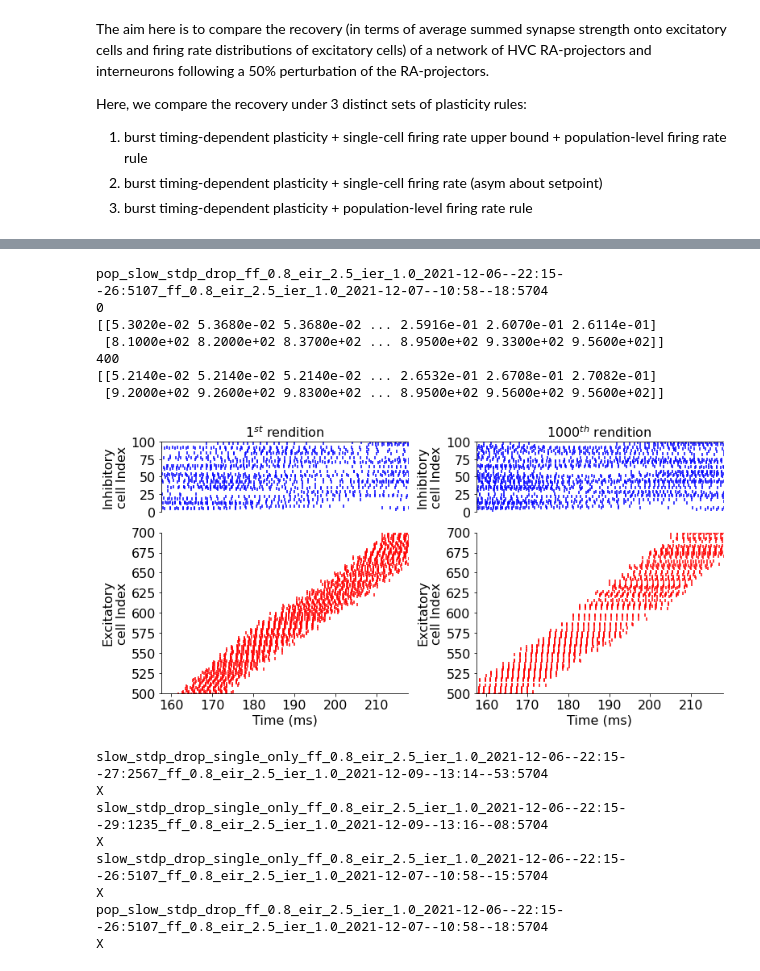
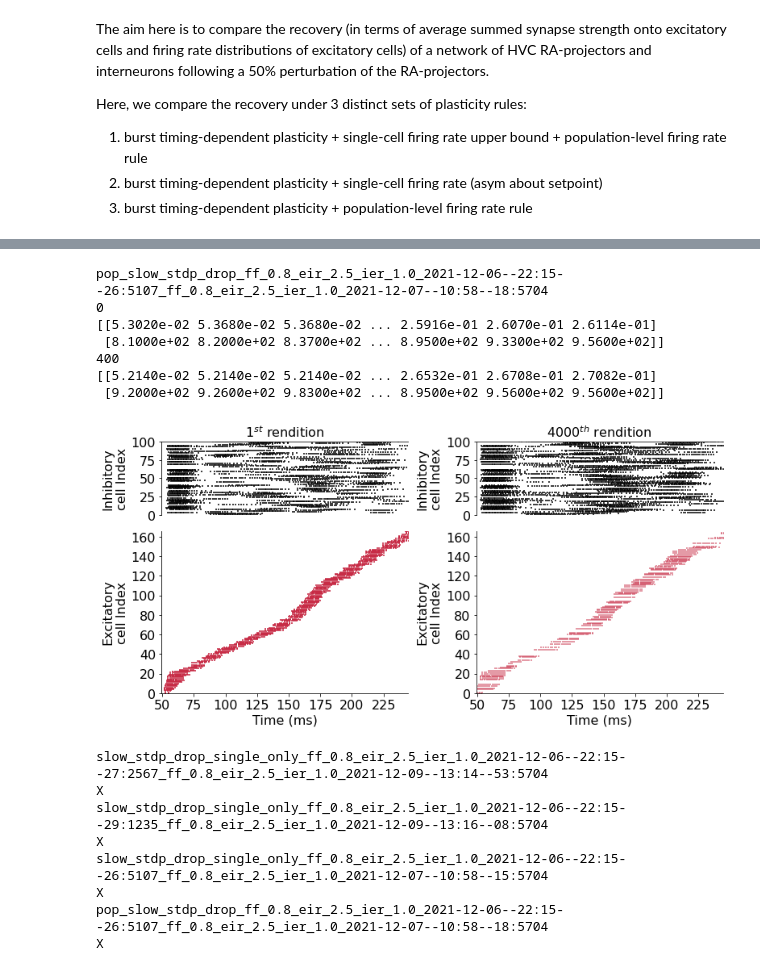
Before and after one commit to davidgbe/synfire_chain_growth, a Jupyter notebook: paper_figures_21_05_05/paper_figs_circa_21_10/multiple_parametric_21_09_28/new_stdp_inh_21_12_05/paper_figures_nb_21_05_06.ipynb, the cells around one changed output, grey strips where cells are left out. Saved outputs shown, nothing was run; the diff lists cells and outputs as text; code cells hidden in the pictures.

```diff
--- a/paper_figures_21_05_05/paper_figs_circa_21_10/multiple_parametric_21_09_28/new_stdp_inh_21_12_05/paper_figures_nb_21_05_06.ipynb
+++ b/paper_figures_21_05_05/paper_figs_circa_21_10/multiple_parametric_21_09_28/new_stdp_inh_21_12_05/paper_figures_nb_21_05_06.ipynb
@@ -224,5 +222,5 @@ pop_slow_stdp_drop_ff_0.8_eir_2.5_ier_1.0_2021-12-06--22:15--26:5107_ff_0.8_eir_
 # %%
-def make_figure_1_sparse(name, cell_range=(500, 700), per_shown_per_layer=1., layer_size=20, timepoints = [0, 72, 73], verify_chain_timepoints=None, color='black'):
+def make_figure_1_sparse(name, cell_range=(0, 1600), per_shown_per_layer=1., layer_size=25, timepoints = [0, 72, 73], verify_chain_timepoints=None, color='black'):
     if type(name) is list:
         all_dirs = filter_list_by_name_frags(all_in_dir('./robustness'), name)
     else:
@@ -241,7 +239,7 @@ def make_figure_1_sparse(name, cell_range=(500, 700), per_shown_per_layer=1., la
         verify_chain_timepoints = np.arange(3)
 
     for d_idx, exp_dir_name in enumerate(sorted(all_dirs)):
-        if d_idx > 1:
+        if d_idx > 5:
             continue
         print(exp_dir_name)
         scale = 1.1
@@ -251,7 +249,6 @@ def make_figure_1_sparse(name, cell_range=(500, 700), per_shown_per_layer=1., la
         axs = [(fig.add_subplot(gs[:1, i]), fig.add_subplot(gs[1:, i])) for i in range(len(timepoints))]
 
         timepoint_names = [rendition_label(t * 10) for t in timepoints]
-        timepoint_names = [r'$1^{st}$' + ' rendition', r'$1000^{th}$' + ' rendition']
         j = 0
 
         first_first_spk_in_range = None
@@ -262,6 +259,12 @@ def make_figure_1_sparse(name, cell_range=(500, 700), per_shown_per_layer=1., la
             to_show_mask.append(np.random.rand(layer_size) < per_shown_per_layer)
         to_show_mask = np.concatenate(to_show_mask, axis=0)
         cell_idxs_to_show = np.arange(cell_range[0], cell_range[1])[to_show_mask]
+        cell_idx_names = np.where(to_show_mask, 1, 0)
+        l = 0
+        for idx, val in enumerate(cell_idx_names):
+            if val != 0:
+                cell_idx_names[idx] = l
+                l += 1
 
         for i, load_data in load_exp_data(os.path.join('./robustness', exp_dir_name), name_frags=['dropout_0']):
             if j < len(timepoints) and i == timepoints[j]:
@@ -270,8 +273,9 @@ def make_figure_1_sparse(name, cell_range=(500, 700), per_shown_per_layer=1., la
                 exc_cells_initially_active = data['exc_cells_initially_active']
                 exc_cells_newly_active = data['exc_cells_newly_active']
 
-                exc_cells_initially_active_downsampled = []
-                exc_cells_newly_active_downsampled = []
+                exc_cells_initially_active_downsampled = downsample_raster(exc_cells_initially_active, cell_idxs_to_show)
+                if exc_cells_newly_active is not None and len(exc_cells_newly_active) > 0:
+                    exc_cells_newly_active_downsampled = downsample_raster(exc_cells_newly_active, cell_idxs_to_show)
 
                 inh_raster = data['inh_raster']
                 first_spk_times = data['first_spk_times']
@@ -282,19 +286,20 @@ def make_figure_1_sparse(name, cell_range=(500, 700), per_shown_per_layer=1., la
                 if last_first_spk_in_range is None:
                     last_first_spk_in_range = np.nanmax(first_spk_times[cell_range[0]:cell_range[1]])
 
+
+
                 if j == 0:
-                    axs[j][1].scatter(exc_cells_initially_active[0, :] * 1000, exc_cells_initially_active[1, :], s=10, c=color, zorder=0, alpha=1, marker='|')
+                    axs[j][1].scatter(exc_cells_initially_active_downsampled[0, :] * 1000, cell_idx_names[exc_cells_initially_active_downsampled[1, :].astype(int)], s=8, c=color, zorder=0, alpha=1, marker='|')
                 else:
-                    axs[j][1].scatter(exc_cells_initially_active[0, :] * 1000, exc_cells_initially_active[1, :], s=10, c=color, zorder=0, alpha=1, marker='|')
+                    axs[j][1].scatter(exc_cells_initially_active_downsampled[0, :] * 1000, cell_idx_names[exc_cells_initially_active_downsampled[1, :].astype(int)], s=8, c=color, zorder=0, alpha=0.6, marker='|')
                     if exc_cells_newly_active is not None and len(exc_cells_newly_active) > 0:
-                        axs[j][1].scatter(exc_cells_newly_active[0, :] * 1000, exc_cells_newly_active[1, :], s=10, c='purple', zorder=1, alpha=1, marker='|')
+                        axs[j][1].scatter(exc_cells_newly_active_downsampled[0, :] * 1000, cell_idx_names[exc_cells_newly_active_downsampled[1, :].astype(int)], s=8, c='green', zorder=1, alpha=1, marker='|')
 
                 print(inh_raster)
                 if len(inh_raster) > 0:
-                    axs[j][0].scatter(inh_raster[0, :] * 1000, inh_raster[1, :] - 800, s=10, c='blue', zorder=0, alpha=1, marker='|')
-                axs[j][1].set_ylim(cell_range[0], cell_range[1])
+                    axs[j][0].scatter(inh_raster[0, :] * 1000, inh_raster[1, :] - 800, s=8, c='black', zorder=0, alpha=1, marker='|')
+                axs[j][1].set_ylim(np.min(cell_idx_names), np.max(cell_idx_names))
                 axs[j][0].set_ylim(0, 100)
-#                 axs[j].set_xlim(50, 300)
                 axs[j][0].set_ylabel('Inhibitory\ncell Index')
                 axs[j][1].set_ylabel('Excitatory\ncell Index')
                 axs[j][1].set_xlabel('Time (ms)')
@@ -305,7 +310,7 @@ def make_figure_1_sparse(name, cell_range=(500, 700), per_shown_per_layer=1., la
                 axs[j][0].tick_params(bottom=False, labelbottom=False)
 
                 for row_idx in range(2):
-                    axs[j][row_idx].set_xlim((first_first_spk_in_range - 0.005) * 1000, (last_first_spk_in_range + 0.005) * 1000)
+                    axs[j][row_idx].set_xlim((first_first_spk_in_range - 0.001) * 1000, (last_first_spk_in_range + 0.001) * 1000)
                     set_font_size(axs[j][row_idx], 16)
                     axs[j][row_idx].spines['right'].set_visible(False)
                 j += 1
@@ -334,14 +347,14 @@ slow_stdp_drop_single_only_ff_0.8_eir_2.5_ier_1.0_2021-12-06--22:15--27:2567_ff_
 # %%
-make_figure_1_sparse(pop_ei_stdp, timepoints=[0, 400], color='red', cell_range=(500, 700))
+make_figure_1_sparse(pop_ei_stdp, timepoints=[0, 400], color='#c41f3b', cell_range=(0, 800), per_shown_per_layer=0.2)
 # %% [output]
 pop_slow_stdp_drop_ff_0.8_eir_2.5_ier_1.0_2021-12-06--22:15--26:5107_ff_0.8_eir_2.5_ier_1.0_2021-12-07--10:58--18:5704
 0
 [[5.3020e-02 5.3680e-02 5.3680e-02 ... 2.5916e-01 2.6070e-01 2.6114e-01]
  [8.1000e+02 8.2000e+02 8.3700e+02 ... 8.9500e+02 9.3300e+02 9.5600e+02]]
 400
 [[5.2140e-02 5.2140e-02 5.2140e-02 ... 2.6532e-01 2.6708e-01 2.7082e-01]
  [9.2000e+02 9.2600e+02 9.8300e+02 ... 8.9500e+02 9.5600e+02 9.5600e+02]]
-[figure, old version]
+[figure, new version]
 # %%
 def determine_recovered(names, timepoints, threshold=0.9):
     recovered_dir_names = []
```
Also changed, not shown: parts of 5 cells of this notebook, 2 other files.
